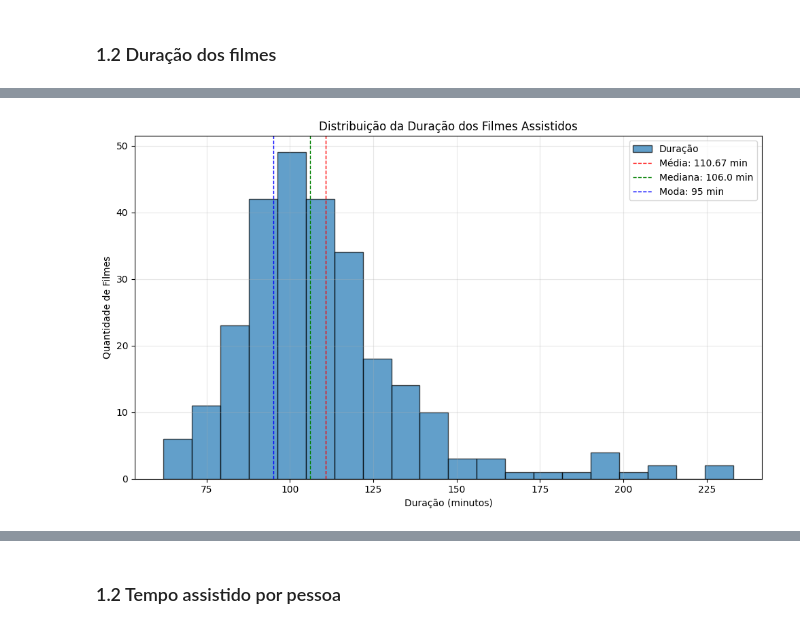
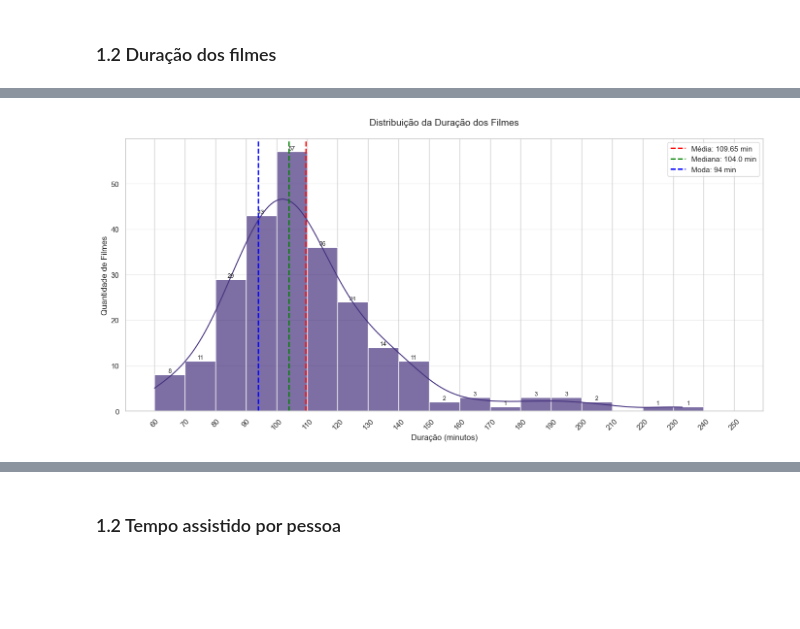
Before and after one commit to Gallicchio-Tavares/Analise-estatistica-participantes, a Jupyter notebook: 2025/analise_final.ipynb, the cells around one changed output, grey strips where cells are left out. Saved outputs shown, nothing was run; the diff lists cells and outputs as text; code cells hidden in the pictures; blank space fills up the shorter version.

```diff
--- a/2025/analise_final.ipynb
+++ b/2025/analise_final.ipynb
@@ -23,32 +81,74 @@ df.head()
 # %% [markdown]
 ### 1.2 Duração dos filmes
 # %%
-filme_mais_longo = df.loc[df['Duração'].idxmax()]
-filme_mais_curto = df.loc[df['Duração'].idxmin()]
+# Usar df_unicos para análise de duração
+filme_mais_longo = df_unicos.loc[df_unicos['Duração'].idxmax()]
+filme_mais_curto = df_unicos.loc[df_unicos['Duração'].idxmin()]
 
-media_duracao = df['Duração'].mean()
-mediana_duracao = df['Duração'].median()
-moda_duracao = df['Duração'].mode()[0]
+media_duracao = df_unicos['Duração'].mean()
+mediana_duracao = df_unicos['Duração'].median()
+moda_duracao = df_unicos['Duração'].mode()[0]
 
-## Apresentação dos Resultados
 print("═" * 60)
-print("ANÁLISE DE DURAÇÃO DOS FILMES ASSISTIDOS".center(60))
+print("ANÁLISE DE DURAÇÃO DOS FILMES ÚNICOS".center(60))
 print("═" * 60)
-print(f"\nFILME MAIS LONGO:".ljust(25) + f"{filme_mais_longo['Filme']} ({filme_mais_longo['Duração']} minutos)")
-print(f"FILME MAIS CURTO:".ljust(25) + f"{filme_mais_curto['Filme']} ({filme_mais_curto['Duração']} minutos)\n")
+print(f"\nFILME MAIS LONGO: {filme_mais_longo['Filme']} ({filme_mais_longo['Duração']} min)")
+print(f"FILME MAIS CURTO: {filme_mais_curto['Filme']} ({filme_mais_curto['Duração']} min)")
+print(f"\nEstatísticas:")
+print(f"   • Total: {len(df_unicos)} filmes únicos")
+print(f"   • Média: {media_duracao:.2f} min")
+print(f"   • Mediana: {mediana_duracao} min")
+print(f"   • Moda: {moda_duracao} min")
 
-## Visualização Gráfica
-plt.figure(figsize=(10, 6))
-df['Duração'].plot(kind='hist', bins=20, edgecolor='black', alpha=0.7)
-plt.axvline(media_duracao, color='red', linestyle='dashed', linewidth=1, label=f'Média: {media_duracao:.2f} min')
-plt.axvline(mediana_duracao, color='green', linestyle='dashed', linewidth=1, label=f'Mediana: {mediana_duracao} min')
-plt.axvline(moda_duracao, color='blue', linestyle='dashed', linewidth=1, label=f'Moda: {moda_duracao} min')
-plt.title('Distribuição da Duração dos Filmes Assistidos')
-plt.xlabel('Duração (minutos)')
-plt.ylabel('Quantidade de Filmes')
+# BINS FIXOS de 10 em 10 minutos
+min_duracao = 60
+max_duracao = df_unicos['Duração'].max()
+bins = list(range(min_duracao, max_duracao + 20, 10))
+
+# Visualização com bins fixos
+plt.figure(figsize=(14, 7))
+ax = sns.histplot(df_unicos['Duração'], bins=bins, kde=True, alpha=0.7)
+
+# Adicionar linhas de referência
+plt.axvline(media_duracao, color='red', linestyle='dashed', linewidth=2, label=f'Média: {media_duracao:.2f} min')
+plt.axvline(mediana_duracao, color='green', linestyle='dashed', linewidth=2, label=f'Mediana: {mediana_duracao} min')
+plt.axvline(moda_duracao, color='blue', linestyle='dashed', linewidth=2, label=f'Moda: {moda_duracao} min')
+
+# Adicionar contagens nas barras
+for rect in ax.patches:
+    height = rect.get_height()
+    if height > 0:
+        ax.text(rect.get_x() + rect.get_width() / 2, height + 0.1,
+                f'{int(height)}', ha='center', va='bottom', fontsize=9)
+
+plt.title('Distribuição da Duração dos Filmes', fontsize=14, pad=20)
+plt.xlabel('Duração (minutos)', fontsize=12)
+plt.ylabel('Quantidade de Filmes', fontsize=12)
 plt.legend()
-plt.grid(True, alpha=0.3)
+plt.grid(True, alpha=0.3, axis='y')
+plt.xticks(bins, rotation=45)
 plt.tight_layout()
 plt.show()
+
+# Análise por faixa de duração
+print("\n" + "═" * 60)
+print("DISTRIBUIÇÃO POR FAIXA DE DURAÇÃO".center(60))
+print("═" * 60)
+
+faixas = []
+for i in range(len(bins) - 1):
+    faixa_min = bins[i]
+    faixa_max = bins[i + 1]
+    count = len(df_unicos[(df_unicos['Duração'] >= faixa_min) & (df_unicos['Duração'] < faixa_max)])
+    if count > 0:
+        faixas.append((f"{faixa_min}-{faixa_max-1}min", count))
+
+faixas.sort(key=lambda x: x[1], reverse=True)
+
+print("\nTop faixas de duração:")
+for faixa, count in faixas[:5]:
+    print(f"   {faixa}: {count} filmes")
+
+print(f"\nFaixa mais comum: {faixas[0][0]} ({faixas[0][1]} filmes)")
 # %% [output]
 ════════════════════════════════════════════════════════════
@@ -60 +166 @@ FILME MAIS CURTO:        A Crocodile Who Lived for 100 Days (62 minutos)
-[figure, old version]
+[figure, new version]
```
Also changed, not shown: parts of 16 cells of this notebook, 3 other files.
